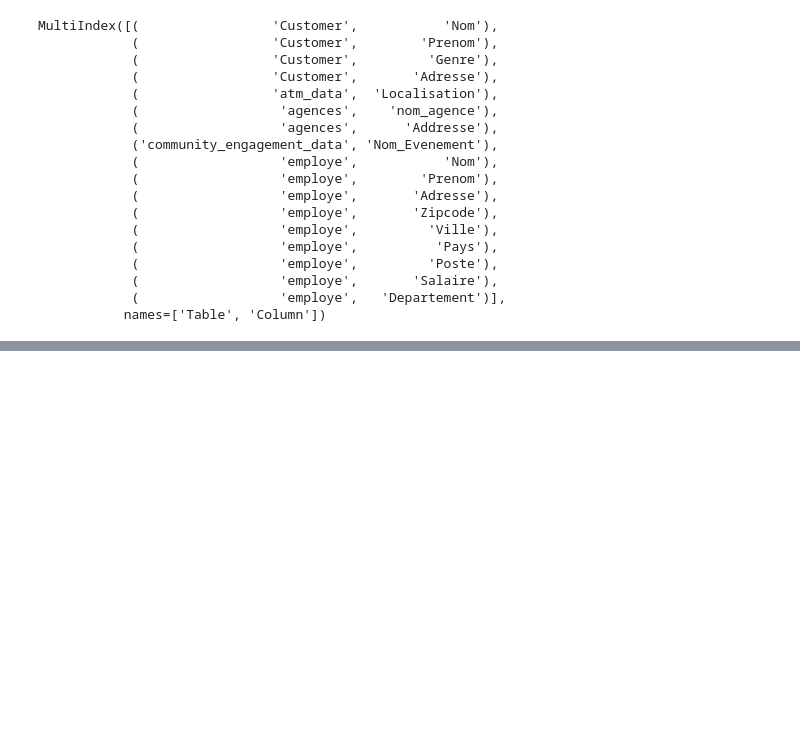
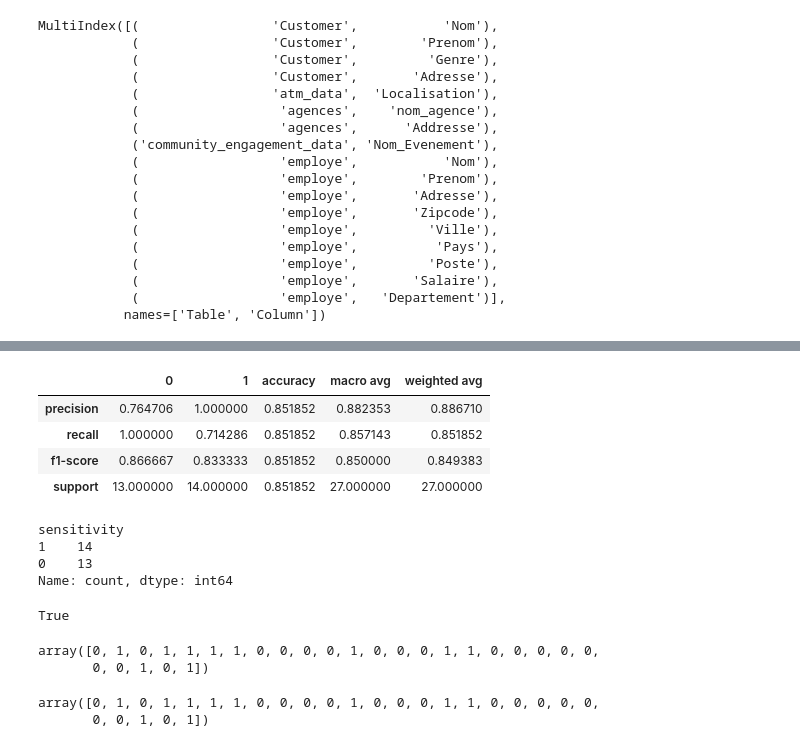
Before and after one commit to ibrahim-choukrane/Sensitive_data_classification, a Jupyter notebook: table_classification.ipynb, the cells around one changed output, grey strips where cells are left out. Drawn from its saved outputs; the diff is of its cells as text; code cells hidden in the pictures; blank space fills up the shorter version.

```diff
--- a/table_classification.ipynb
+++ b/table_classification.ipynb
@@ -558,0 +631,29 @@ MultiIndex([(                 'Customer',           'Nom'),
+# %%
+pd.DataFrame(metrics.classification_report(y_test,y_pred_logRg,output_dict=True))
+# %% [output]
+|  | 0 | 1 | accuracy | macro avg | weighted avg |
+| precision | 0.764706 | 1.000000 | 0.851852 | 0.882353 | 0.886710 |
+| recall | 1.000000 | 0.714286 | 0.851852 | 0.857143 | 0.851852 |
+| f1-score | 0.866667 | 0.833333 | 0.851852 | 0.850000 | 0.849383 |
+| support | 13.000000 | 14.000000 | 0.851852 | 27.000000 | 27.000000 |
+# %%
+y_test.value_counts()
+# %% [output]
+sensitivity
+1    14
+0    13
+Name: count, dtype: int64
+# %%
+np.all(y_pred_logRg == y_pred_svc)
+# %% [output]
+True
+# %%
+y_pred_logRg
+# %% [output]
+array([0, 1, 0, 1, 1, 1, 1, 0, 0, 0, 0, 1, 0, 0, 0, 1, 1, 0, 0, 0, 0, 0,
+       0, 0, 1, 0, 1])
+# %%
+y_pred_svc
+# %% [output]
+array([0, 1, 0, 1, 1, 1, 1, 0, 0, 0, 0, 1, 0, 0, 0, 1, 1, 0, 0, 0, 0, 0,
+       0, 0, 1, 0, 1])
```
Also changed, not shown: parts of 9 cells of this notebook.
